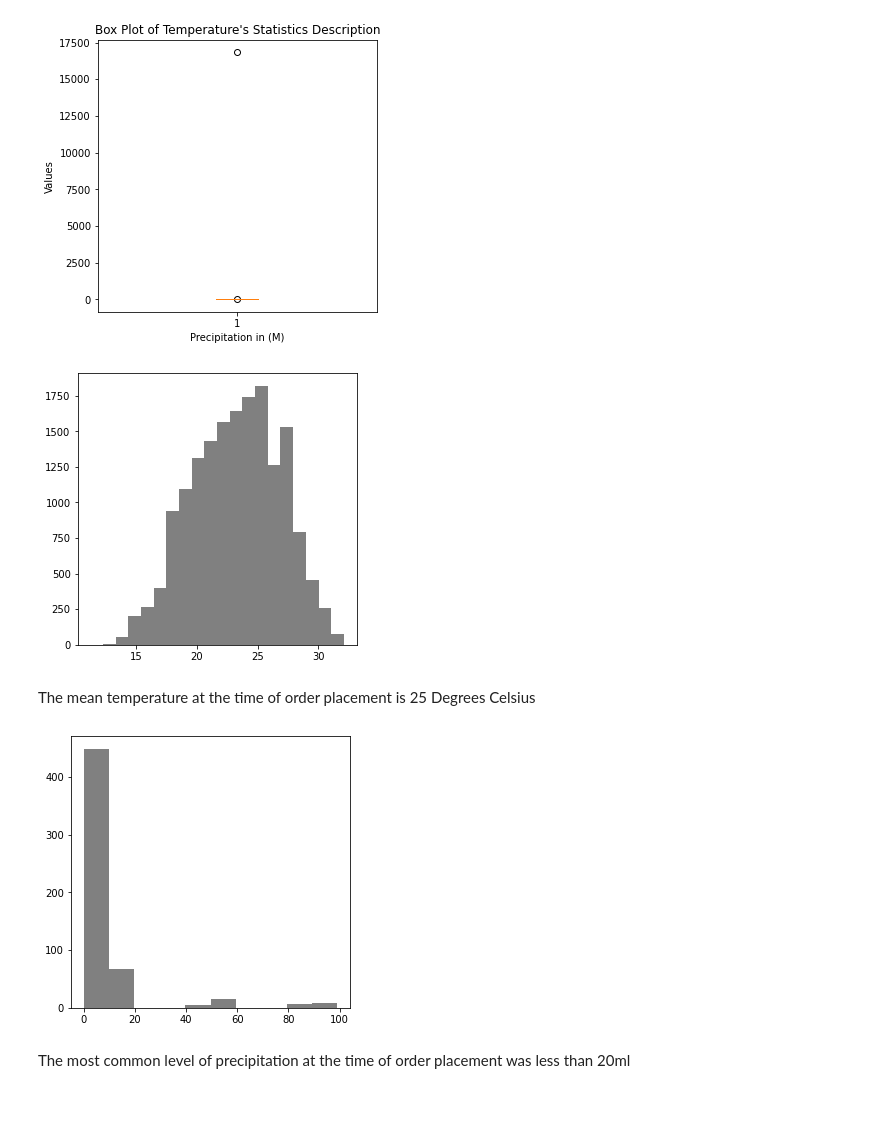
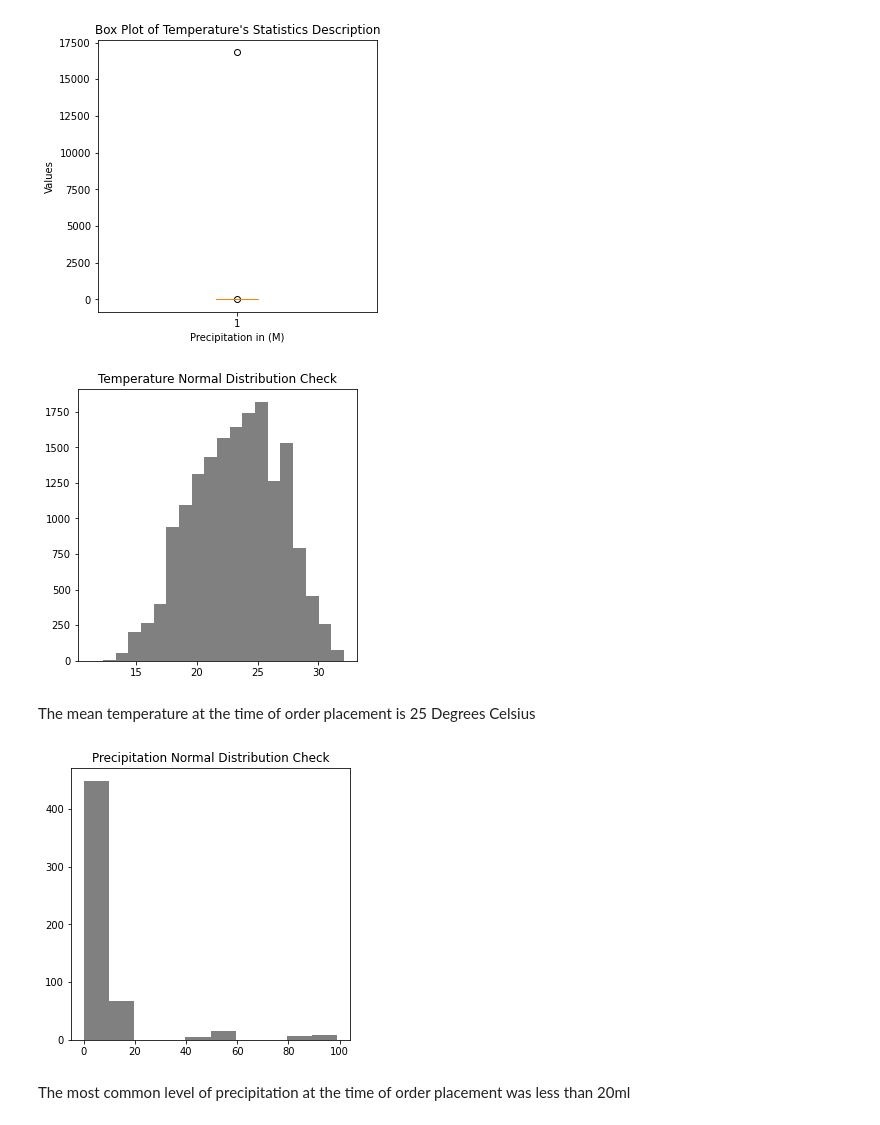
Before and after one commit to Jamakasilwane/EDSA_Zindi_Hackathon, a Jupyter notebook: EDSA_Zindi_Hackathon_notebook.ipynb, the cells around one changed output. Saved outputs shown, nothing was run; the diff lists cells and outputs as text; code cells hidden in the pictures.

```diff
--- a/EDSA_Zindi_Hackathon_notebook.ipynb
+++ b/EDSA_Zindi_Hackathon_notebook.ipynb
@@ -200,16 +194,18 @@ plt.show()
 [figure]
 # %%
 plt.hist(dataset_train['Temperature'],color='grey', bins=20)
+plt.title('Temperature Normal Distribution Check')
 plt.show()
 # %% [output]
-[figure, old version]
+[figure, new version]
 # %% [markdown]
 The mean temperature at the time of order placement is 25 Degrees Celsius
 # %%
 plt.hist(dataset_train['Precipitation in millimeters'], color='grey', density=False, bins=10)
+plt.title("Precipitation Normal Distribution Check")
 plt.show()
 # %% [output]
-[figure, old version]
+[figure, new version]
 # %% [markdown]
 The most common level of precipitation at the time of order placement was less than 20ml
 # %%
```
Also changed, not shown: parts of 48 cells of this notebook.
